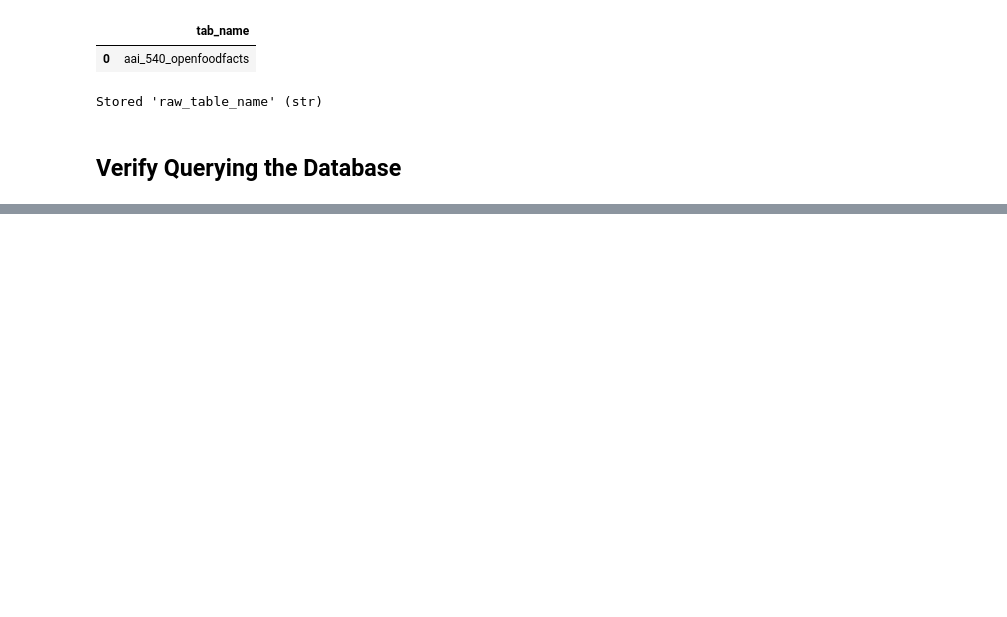
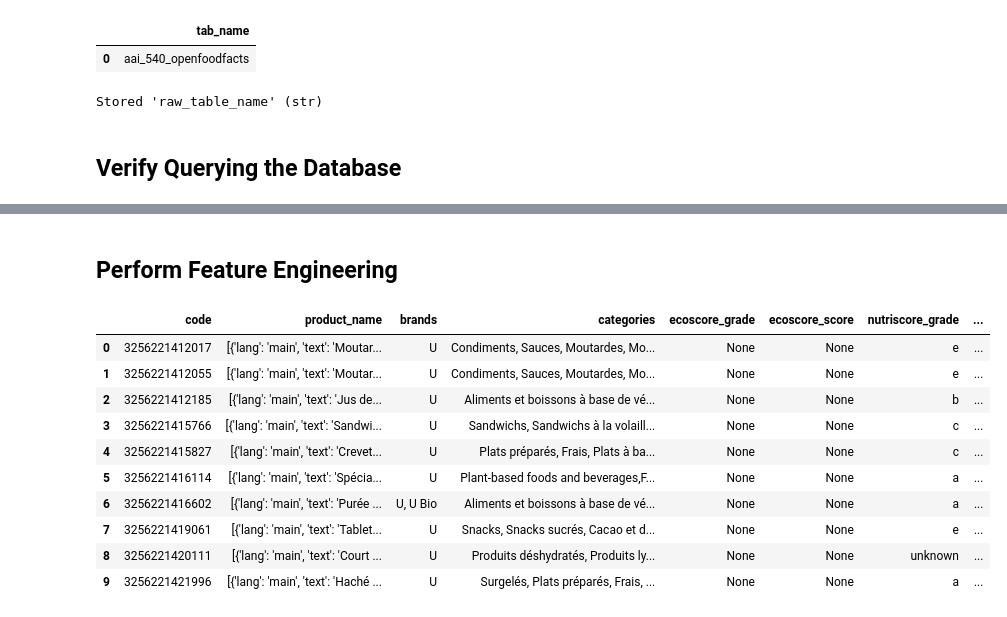
Before and after one commit to apmalinsky/AAI-540-FinalProject, a Jupyter notebook: 01_SetupDatabase.ipynb, the cells around one changed output, grey strips where cells are left out. Cells and saved outputs as stored; diff of their text form; code cells hidden in the pictures; blank space fills up the shorter version.

Commit message:
completed feature engineering and feature store session creation

```diff
--- a/01_SetupDatabase.ipynb
+++ b/01_SetupDatabase.ipynb
@@ -192 +173,40 @@ SELECT * FROM foodfacts.aai_540_openfoodfacts LIMIT 5
 5 rows × 110 columns
+# %% [markdown]
+## Perform Feature Engineering
+# %%
+# Subset of columns from the raw table
+statement = f"""
+SELECT
+    code,
+    product_name,
+    brands,
+    categories,
+    ecoscore_grade,
+    ecoscore_score,
+    nutriscore_grade,
+    nutriscore_score,
+    nova_group,
+    ingredients_n,
+    known_ingredients_n,
+    unknown_ingredients_n,
+    with_sweeteners,
+    with_non_nutritive_sweeteners,
+    unique_scans_n
+FROM {database_name}.{raw_table_name}
+LIMIT 20
+"""
+
+df_features = pd.read_sql(statement, conn)
+df_features.head(10)
+# %% [output]
+|  | code | product_name | brands | categories | ecoscore_grade | ecoscore_score | nutriscore_grade | ... |
+| 0 | 3256221412017 | [{'lang': 'main', 'text': 'Moutar... | U | Condiments, Sauces, Moutardes, Mo... | None | None | e | ... |
+| 1 | 3256221412055 | [{'lang': 'main', 'text': 'Moutar... | U | Condiments, Sauces, Moutardes, Mo... | None | None | e | ... |
+| 2 | 3256221412185 | [{'lang': 'main', 'text': 'Jus de... | U | Aliments et boissons à base de vé... | None | None | b | ... |
+| 3 | 3256221415766 | [{'lang': 'main', 'text': 'Sandwi... | U | Sandwichs, Sandwichs à la volaill... | None | None | c | ... |
+| 4 | 3256221415827 | [{'lang': 'main', 'text': 'Crevet... | U | Plats préparés, Frais, Plats à ba... | None | None | c | ... |
+| 5 | 3256221416114 | [{'lang': 'main', 'text': 'Spécia... | U | Plant-based foods and beverages,F... | None | None | a | ... |
+| 6 | 3256221416602 | [{'lang': 'main', 'text': 'Purée ... | U, U Bio | Aliments et boissons à base de vé... | None | None | a | ... |
+| 7 | 3256221419061 | [{'lang': 'main', 'text': 'Tablet... | U | Snacks, Snacks sucrés, Cacao et d... | None | None | e | ... |
+| 8 | 3256221420111 | [{'lang': 'main', 'text': 'Court ... | U | Produits déshydratés, Produits ly... | None | None | unknown | ... |
+| 9 | 3256221421996 | [{'lang': 'main', 'text': 'Haché ... | U | Surgelés, Plats préparés, Frais, ... | None | None | a | ... |
```
Also changed, not shown: parts of 11 cells of this notebook.
